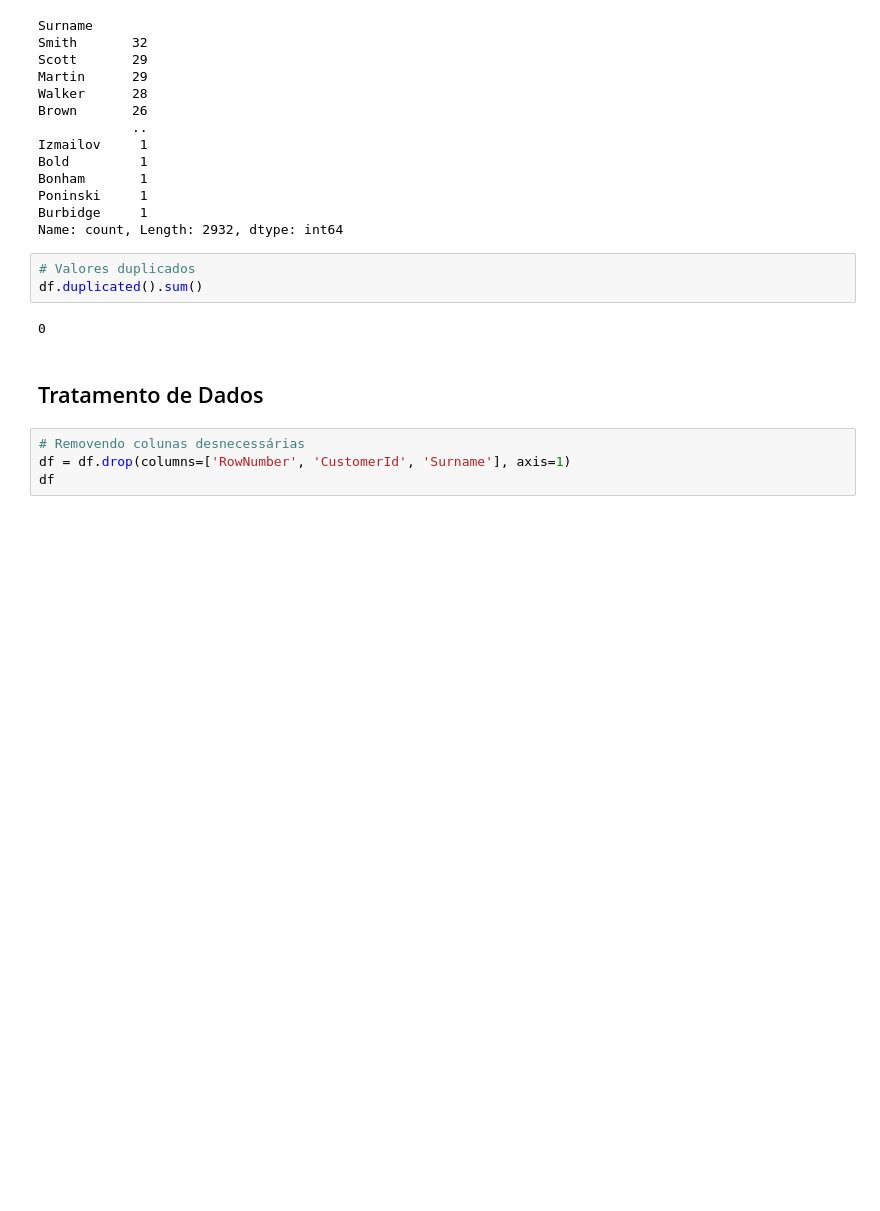
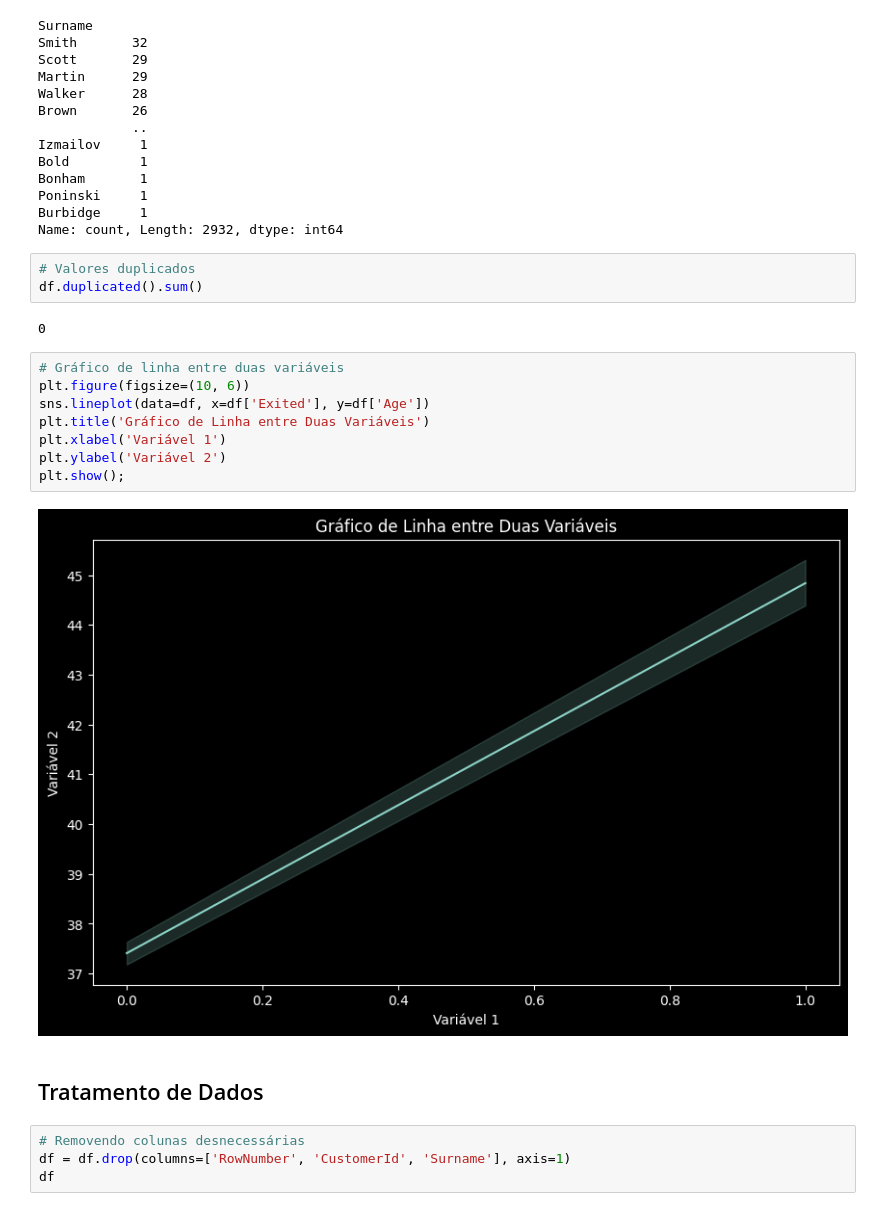
Before and after one commit to Joao-Inacio/Projeto-Kaggle, a Jupyter notebook: Customer Churn/churn.ipynb, the cells around one changed output. Saved outputs shown, nothing was run; the diff lists cells and outputs as text; blank space fills up the shorter version.

```diff
--- a/Customer Churn/churn.ipynb
+++ b/Customer Churn/churn.ipynb
@@ -96,6 +147,16 @@ Name: count, Length: 2932, dtype: int64
 df.duplicated().sum()
 # %% [output]
 0
+# %%
+# Gráfico de linha entre duas variáveis
+plt.figure(figsize=(10, 6))
+sns.lineplot(data=df, x=df['Exited'], y=df['Age'])
+plt.title('Gráfico de Linha entre Duas Variáveis')
+plt.xlabel('Variável 1')
+plt.ylabel('Variável 2')
+plt.show();
+# %% [output]
+[figure, added]
 # %% [markdown]
 ## Tratamento de Dados
 # %%
```
Also changed, not shown: parts of 8 cells of this notebook.
